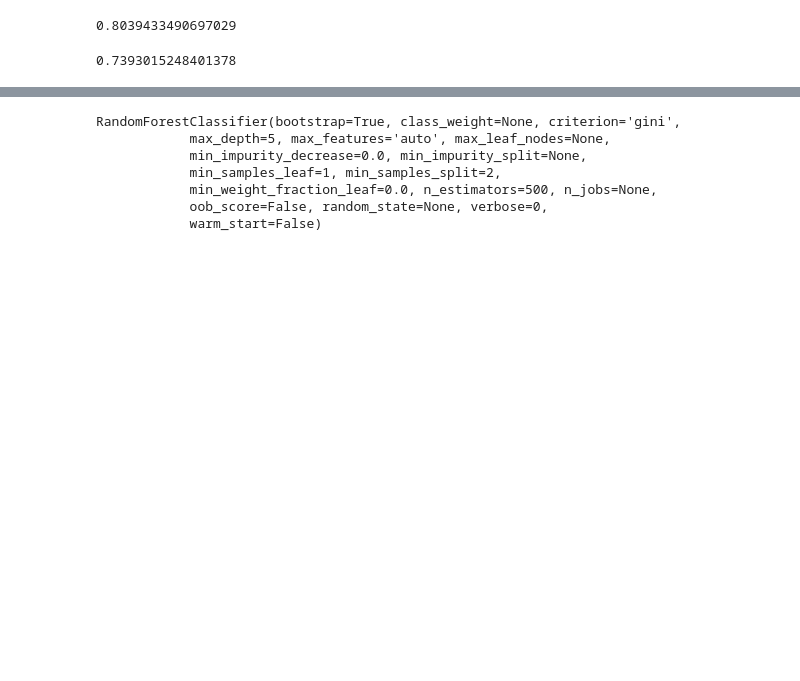
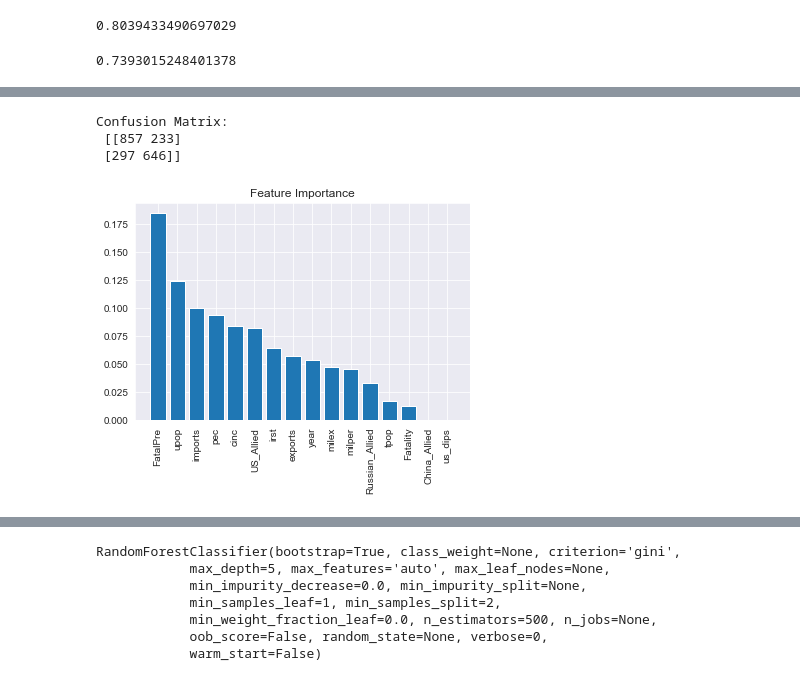
Before and after one commit to denisdunn/conflict_peace, a Jupyter notebook: conflict_regressions.ipynb, the cells around one changed output, grey strips where cells are left out. Drawn from its saved outputs; the diff is of its cells as text; code cells hidden in the pictures; blank space fills up the shorter version.

```diff
--- a/conflict_regressions.ipynb
+++ b/conflict_regressions.ipynb
@@ -339,0 +373,30 @@ weighted avg       0.74      0.73      0.73      2033
+# %%
+cnf_matrix = confusion_matrix(bagpred, y_test)
+print('Confusion Matrix:\n',cnf_matrix)
+# %% [output]
+Confusion Matrix:
+ [[857 233]
+ [297 646]]
+# %%
+# Sort feature importances in descending order
+indices = np.argsort(importances)[::-1]
+
+# Rearrange feature names so they match the sorted feature importances
+names = [feature_cols[i] for i in indices]
+
+# Create plot
+plt.figure()
+
+# Create plot title
+plt.title("Feature Importance")
+
+# Add bars
+plt.bar(range(X.shape[1]), importances[indices])
+
+# Add feature names as x-axis labels
+plt.xticks(range(X.shape[1]), names, rotation=90)
+
+# Show plot
+plt.show()
+# %% [output]
+[figure, added]
```
Also changed, not shown: parts of 34 cells of this notebook.
